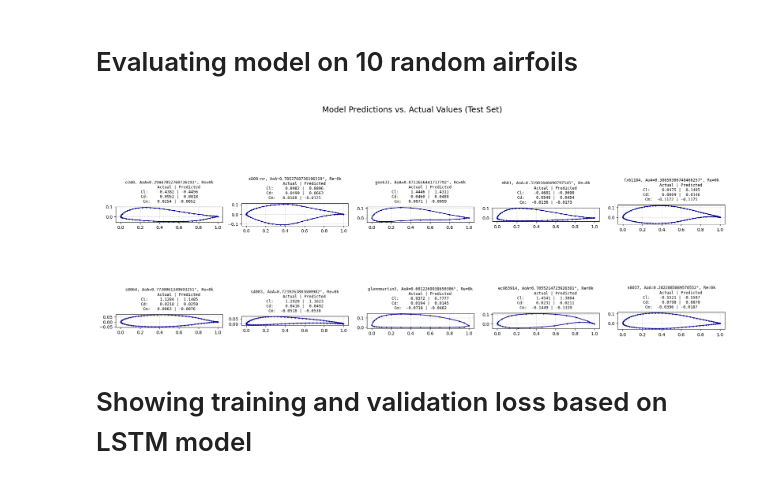
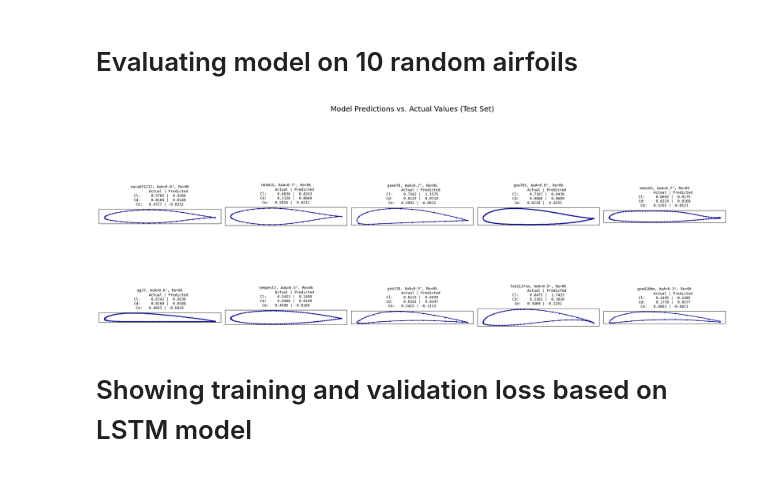
Before and after one commit to BlazejS10/DeepLearWing, a Jupyter notebook: LSTM_notebook.ipynb, the cells around one changed output. Drawn from its saved outputs; the diff is of its cells as text; code cells hidden in the pictures.

```diff
--- a/LSTM_notebook.ipynb
+++ b/LSTM_notebook.ipynb
@@ -11,9 +11,14 @@ from torch.utils.data import Dataset, DataLoader
 from torch.nn.utils.rnn import pad_sequence, pack_padded_sequence
 from sklearn.model_selection import train_test_split
 from sklearn.preprocessing import MinMaxScaler
+from tqdm import tqdm
+
+# 'multi_output': One model predicts all 3 coefficients (cl, cd, cm) at once.
+# 'single_output': Three separate models are trained, each for a single coefficient.
+MODEL_TYPE = 'single_output'
+
 # Import the CSV file containing the DeepLearWing dataset.
 # We assume the data file is named 'DeepLearWing.csv' and is in the same directory.
-
 try:
     df = pd.read_csv('DeepLearWing.csv')
     print("Data file loaded successfully.")
@@ -79,7 +84,7 @@ for i, (index, row) in enumerate(random_airfoils.iterrows()):
 
     # Ploting the airfoil shape.
     ax_plot.plot(x_coords, y_coords, marker='o', markersize=3, linestyle='-', color='b')
-    ax_plot.scatter([x_coords[0]], [y_coords[0]], color='red', s=40, zorder=5,) # Highlight the start point.
+    ax_plot.scatter([x_coords[0]], [y_coords[0]], color='red', s=40, zorder=5) # Highlight the start point.
 
     # Configuring the plot settings.
     ax_plot.set_title(f'Airfoil Shape: {name}')
@@ -87,7 +92,6 @@ for i, (index, row) in enumerate(random_airfoils.iterrows()):
     ax_plot.set_ylabel('y')
     ax_plot.grid(True, linestyle='--', alpha=0.6)
     ax_plot.set_aspect('equal', adjustable='box')
-    ax_plot.legend()
 
 # Adjusting the layout, rect leaves space for the main title.
 plt.tight_layout(rect=[0, 0, 1, 0.96])
@@ -349,71 +348,73 @@ torch.save(model, 'saved_model.pth')
 # %% [markdown]
 # Evaluating model on 10 random airfoils
 # %%
-# Set the model to evaluation mode.
-model.eval()
-
-# Create a DataLoader to get a random batch of 10 samples from the test set.
-test_loader_vis = DataLoader(test_dataset, batch_size=10, shuffle=True, collate_fn=collate_fn)
+# Create a dataset for evaluation that provides all targets
+eval_dataset = AirfoilDataset(test_df, target_names=all_targets)
+test_loader_vis = DataLoader(eval_dataset, batch_size=10, shuffle=True, collate_fn=collate_fn)
 sequences, lengths, others, targets_batch, original_data = next(iter(test_loader_vis))
 
-# Move data to the selected device.
-sequences, lengths, others, targets_batch = sequences.to(device), lengths.to(device), others.to(device), targets_batch.to(device)
+sequences, lengths, others = sequences.to(device), lengths.to(device), others.to(device)
 
-# Get predictions from the model.
+all_predictions = {}
 with torch.no_grad():
-    predictions_normalized = model(sequences, lengths, others)
+    if MODEL_TYPE == 'single_output':
+        for target_name, model in trained_models.items():
+            model.eval()
+            predictions_normalized = model(sequences, lengths, others)
+            predictions_real = target_scalers[target_name].inverse_transform(predictions_normalized.cpu().numpy())
+            all_predictions[target_name] = predictions_real
+    else: # multi_output
+        model = trained_models['multi']
+        model.eval()
+        predictions_normalized = model(sequences, lengths, others)
+        predictions_real = target_scalers.inverse_transform(predictions_normalized.cpu().numpy())
+        # Unpack predictions for each target
+        all_predictions['cl'] = predictions_real[:, 0:1]
+        all_predictions['cd'] = predictions_real[:, 1:2]
+        all_predictions['cm'] = predictions_real[:, 2:3]
 
-# Inverse transform the normalization to get the real values.
-predictions_real = target_scaler.inverse_transform(predictions_normalized.cpu().numpy())
-targets_real = target_scaler.inverse_transform(targets_batch.cpu().numpy())
 
-# Create a 2x5 grid for plotting.
-fig, axes = plt.subplots(2, 5, figsize=(20, 10))
-axes = axes.flatten() # Flatten the axes array for easy iteration.
-
+# Create a 2x5 grid for plotting
+fig, axes = plt.subplots(2, 5, figsize=(22, 11))
+axes = axes.flatten()
 fig.suptitle('Model Predictions vs. Actual Values (Test Set)', fontsize=18)
 
-for i in range(len(original_data)): # Loop over the number of samples in the batch.
+for i in range(len(original_data)):
     ax = axes[i]
-
-    # Get original data for this sample.
     orig_row = original_data[i]
-    name = orig_row['name']
-    angle = orig_row['angle']
-    reynolds = orig_row['reynolds']
-
-    # Get coordinates for plotting.
     x_coords = orig_row['x_coords_list']
     y_coords = orig_row['y_coords_list']
 
-    # Get the predicted and true values for this sample.
-    pred_cl, pred_cd, pred_cm = predictions_real[i]
-    true_cl, true_cd, true_cm = targets_real[i]
-
-    # Plot the airfoil shape.
     ax.plot(x_coords, y_coords, marker='.', markersize=4, linestyle='-', color='darkblue')
     ax.set_aspect('equal', adjustable='box')
     ax.grid(True, linestyle='--', alpha=0.5)
 
-    # Create the title with the comparison.
+    pred_cl = all_predictions['cl'][i][0]
+    pred_cd = all_predictions['cd'][i][0]
+    pred_cm = all_predictions['cm'][i][0]
+
+    true_cl = orig_row['cl']
+    true_cd = orig_row['cd']
+    true_cm = orig_row['cm']
+
     title_text = (
-        f"{name}, AoA={angle}°, Re={int(reynolds/1000)}k\n"
+        f"{orig_row['name']}, AoA={orig_row['angle']:.1f}°, Re={int(orig_row['reynolds']/1000)}k\n"
         f"        Actual | Predicted\n"
-        f"Cl:    {true_cl: .4f} | {pred_cl: .4f}\n"
-        f"Cd:    {true_cd: .4f} | {pred_cd: .4f}\n"
-        f"Cm:  {true_cm: .4f} | {pred_cm: .4f}"
+        f"Cl:    {true_cl: >7.4f} | {pred_cl: >7.4f}\n"
+        f"Cd:    {true_cd: >7.4f} | {pred_cd: >7.4f}\n"
+        f"Cm:  {true_cm: >7.4f} | {pred_cm: >7.4f}"
     )
     ax.set_title(title_text, fontsize=9, family='monospace', pad=10)
+    ax.set_xticks([])
+    ax.set_yticks([])
 
-# Hide any unused subplots if the batch size is less than 10.
 for j in range(len(original_data), len(axes)):
     axes[j].axis('off')
 
-# Adjust layout and display the plot.
 plt.tight_layout(rect=[0, 0.03, 1, 0.95])
 plt.show()
 # %% [output]
-[figure, old version]
+[figure, new version]
 # %% [markdown]
 # Showing training and validation loss based on LSTM model
 # %%
```
Also changed, not shown: parts of 7 cells of this notebook, 9 other files.
